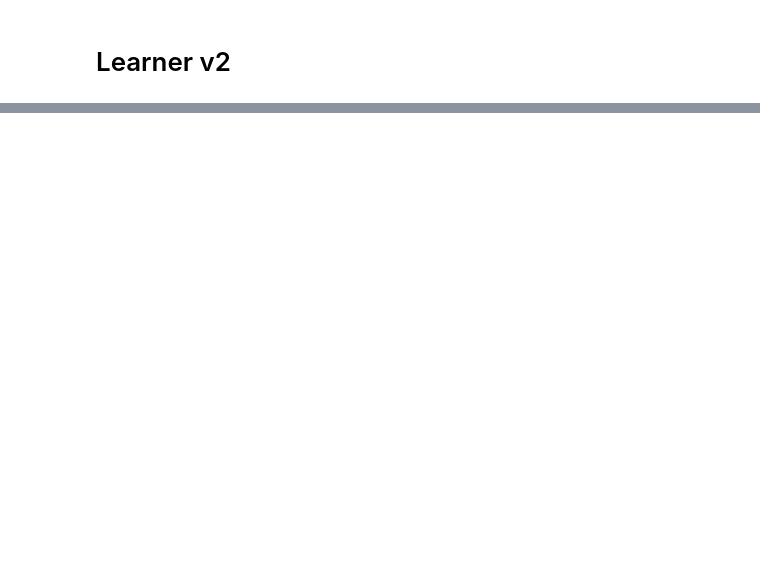
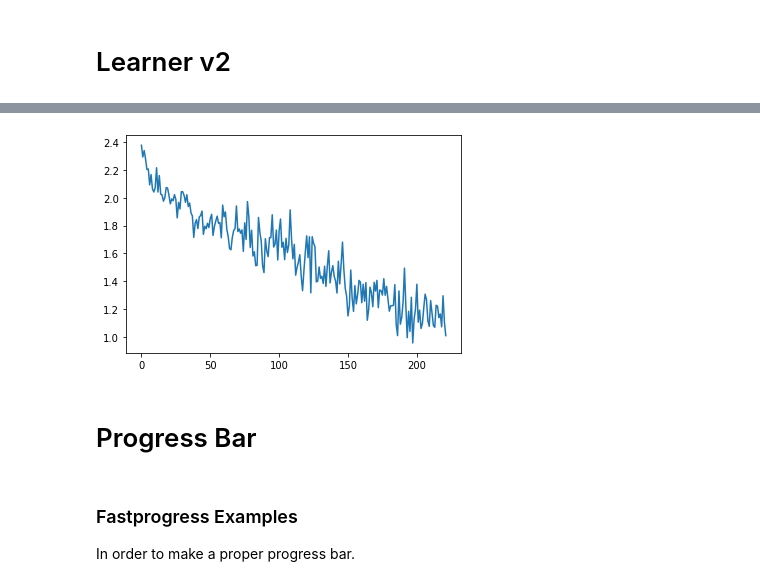
Before and after one commit to ftm624/deeplearning_nbs, a Jupyter notebook: fastai/11_learnerv2.ipynb, the cells around one changed output, grey strips where cells are left out. Cells and saved outputs as stored; diff of their text form; code cells hidden in the pictures; blank space fills up the shorter version.

```diff
--- a/fastai/11_learnerv2.ipynb
+++ b/fastai/11_learnerv2.ipynb
@@ -31,0 +215,6 @@ class Learner():
+# %%
+learn.recorder.plot_loss()
+# %% [output]
+[figure, added]
+# %% [markdown]
+# Progress Bar
@@ -31,0 +227,4 @@ class Learner():
+# %% [markdown]
+### Fastprogress Examples
+
+In order to make a proper progress bar.
```
Also changed, not shown: parts of 32 cells of this notebook, 7 other files.
